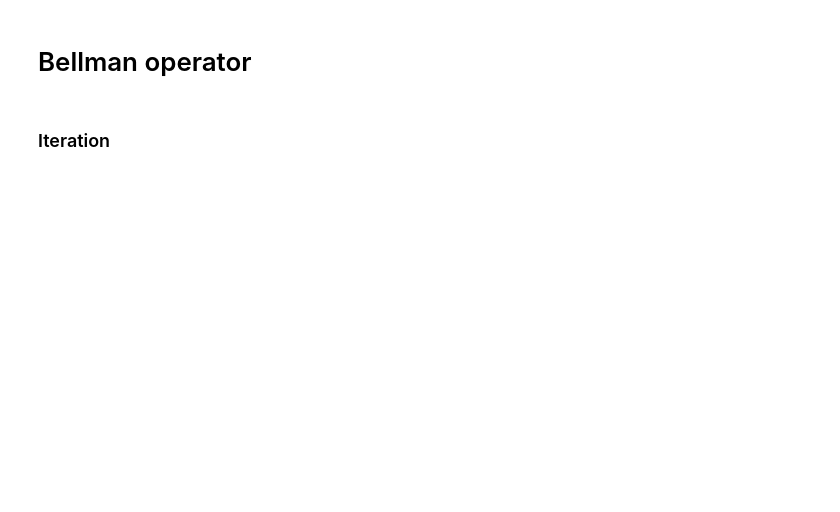
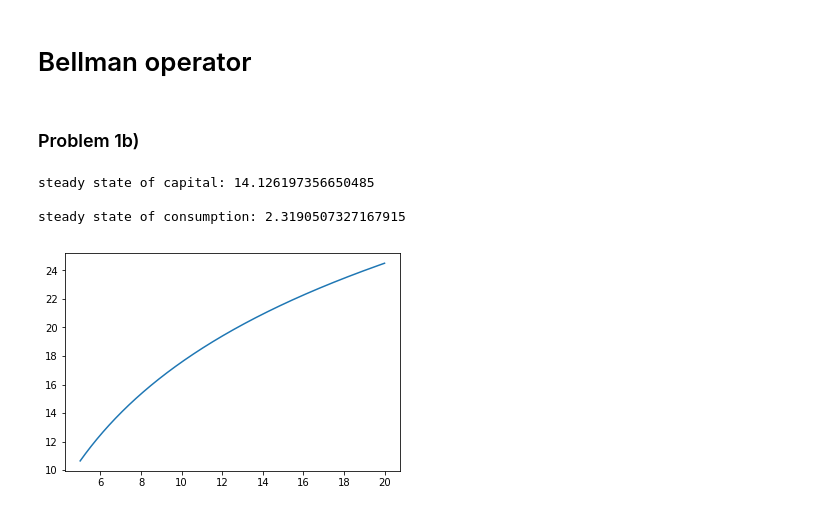
Before and after one commit to RadekDickinson/Macroeconomics_1, a Jupyter notebook: Macro1_PS3_P1_v1.ipynb, the cells around one changed output. Drawn from its saved outputs; the diff is of its cells as text; code cells hidden in the pictures; blank space fills up the shorter version.

```diff
--- a/Macro1_PS3_P1_v1.ipynb
+++ b/Macro1_PS3_P1_v1.ipynb
@@ -44,4 +68,23 @@ def bellman_operator(w, grid, β, Tw=None, compute_policy=False, compute_consump
     else:
         return Tw
-# %% [markdown]
-### Iteration
+# %% [markdown]
+### Problem 1b)
+# %%
+mod = Model()
+β=mod.β
+
+print('steady state of capital: {0}\n'.format(mod.k_ss))
+print('steady state of consumption: {0}\n'.format(mod.c_ss))
+
+w=0
+for n in range(0,500):
+    w0 = np.log(mod.eta_consumption(mod.grid))
+    w+=w0*β**n
+
+plt.plot(mod.grid, w)
+plt.show()
+# %% [output]
+steady state of capital: 14.126197356650485
+
+steady state of consumption: 2.3190507327167915
+[figure, added]
```
Also changed, not shown: parts of 4 cells of this notebook.
